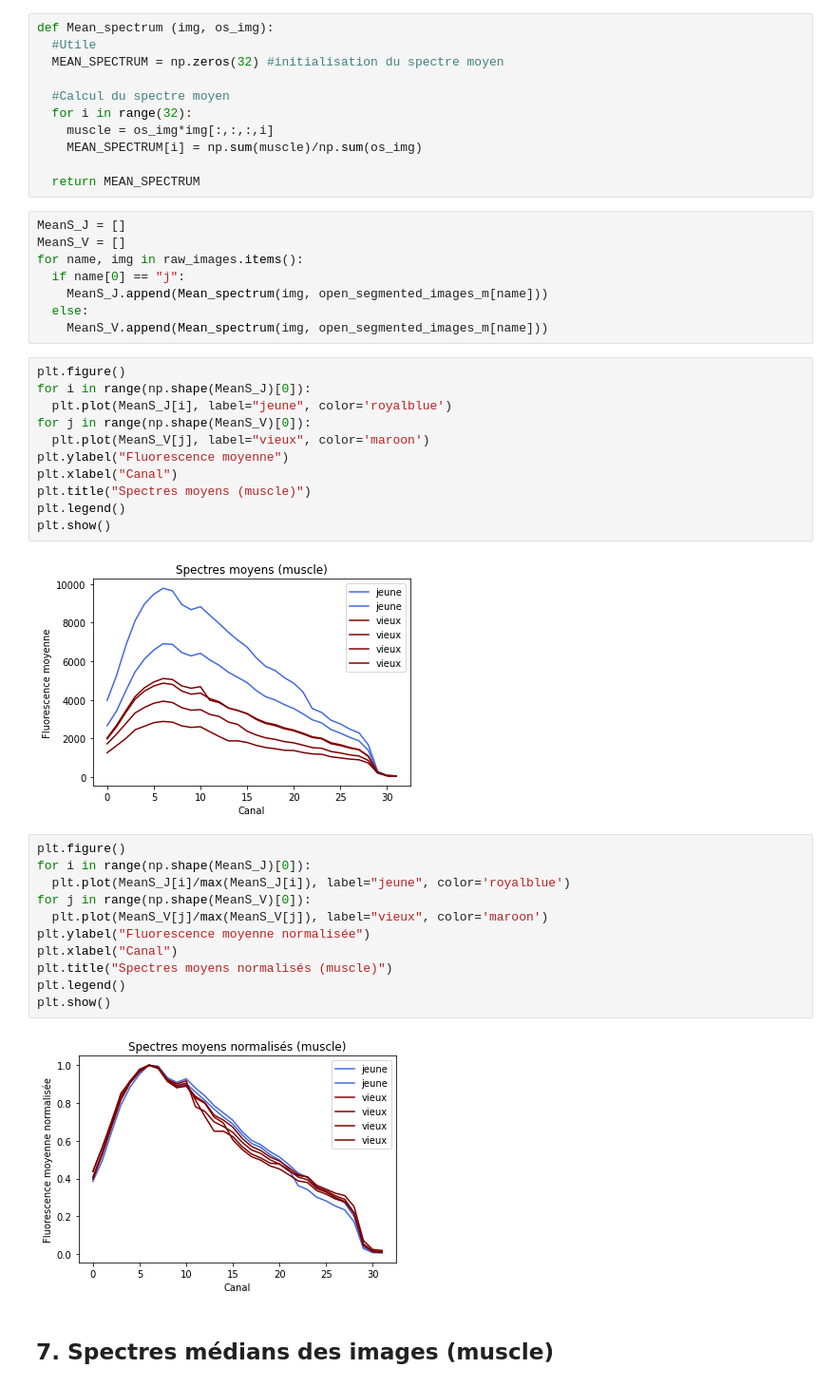
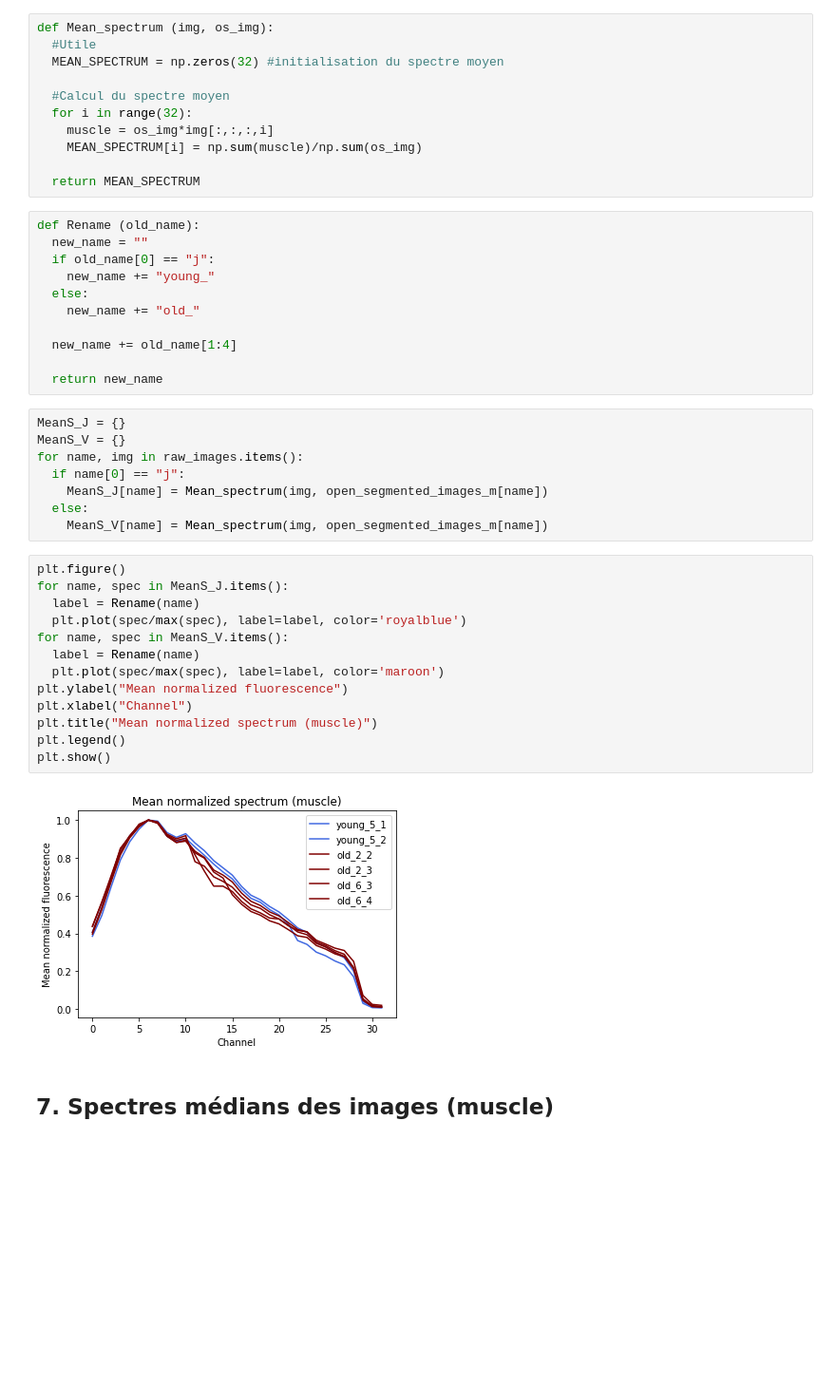
Before and after one commit to qdouzery/Hyperspectral-microscopy, a Jupyter notebook: Code/Microscopie-hyperspectrale_Notebook-V4.ipynb, the cells around one changed output. Shown at 95% size. Cells and saved outputs as stored; diff of their text form; blank space fills up the shorter version.

Commit message:
New graphes

```diff
--- a/Code/Microscopie-hyperspectrale_Notebook-V4.ipynb
+++ b/Code/Microscopie-hyperspectrale_Notebook-V4.ipynb
@@ -210,40 +210,40 @@ def Mean_spectrum (img, os_img):
     MEAN_SPECTRUM[i] = np.sum(muscle)/np.sum(os_img)
 
   return MEAN_SPECTRUM
+# %%
+def Rename (old_name):
+  new_name = ""
+  if old_name[0] == "j":
+    new_name += "young_"
+  else:
+    new_name += "old_"
+
+  new_name += old_name[1:4]
+
+  return new_name
 # %%
-MeanS_J = []
-MeanS_V = []
+MeanS_J = {}
+MeanS_V = {}
 for name, img in raw_images.items():
   if name[0] == "j":
-    MeanS_J.append(Mean_spectrum(img, open_segmented_images_m[name]))
+    MeanS_J[name] = Mean_spectrum(img, open_segmented_images_m[name])
   else:
-    MeanS_V.append(Mean_spectrum(img, open_segmented_images_m[name]))
+    MeanS_V[name] = Mean_spectrum(img, open_segmented_images_m[name])
-# %%
-plt.figure()
-for i in range(np.shape(MeanS_J)[0]):
-  plt.plot(MeanS_J[i], label="jeune", color='royalblue')
-for j in range(np.shape(MeanS_V)[0]):
-  plt.plot(MeanS_V[j], label="vieux", color='maroon')
-plt.ylabel("Fluorescence moyenne")
-plt.xlabel("Canal")
-plt.title("Spectres moyens (muscle)")
-plt.legend()
-plt.show()
-# %% [output]
-[figure, removed]
-# %%
-plt.figure()
-for i in range(np.shape(MeanS_J)[0]):
-  plt.plot(MeanS_J[i]/max(MeanS_J[i]), label="jeune", color='royalblue')
-for j in range(np.shape(MeanS_V)[0]):
-  plt.plot(MeanS_V[j]/max(MeanS_V[j]), label="vieux", color='maroon')
-plt.ylabel("Fluorescence moyenne normalisée")
-plt.xlabel("Canal")
-plt.title("Spectres moyens normalisés (muscle)")
-plt.legend()
-plt.show()
-# %% [output]
-[figure, removed]
+# %%
+plt.figure()
+for name, spec in MeanS_J.items():
+  label = Rename(name)
+  plt.plot(spec/max(spec), label=label, color='royalblue')
+for name, spec in MeanS_V.items():
+  label = Rename(name)
+  plt.plot(spec/max(spec), label=label, color='maroon')
+plt.ylabel("Mean normalized fluorescence")
+plt.xlabel("Channel")
+plt.title("Mean normalized spectrum (muscle)")
+plt.legend()
+plt.show()
+# %% [output]
+[figure, added]
 # %% [markdown]
 ## 7. Spectres médians des images (muscle)
 # %%
```
Also changed, not shown: parts of 10 cells of this notebook.
